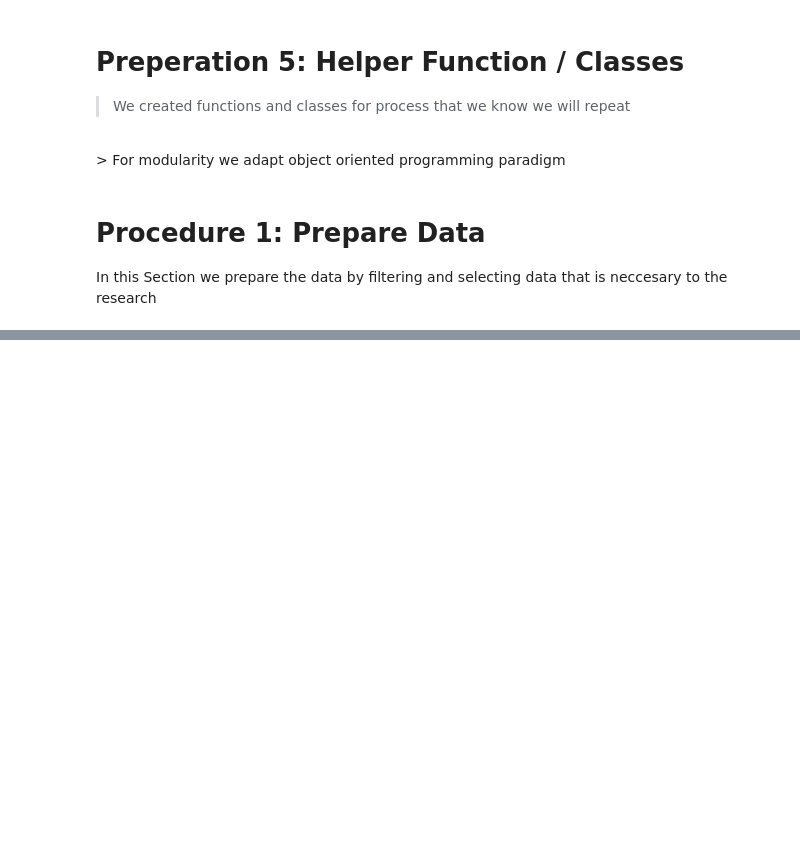
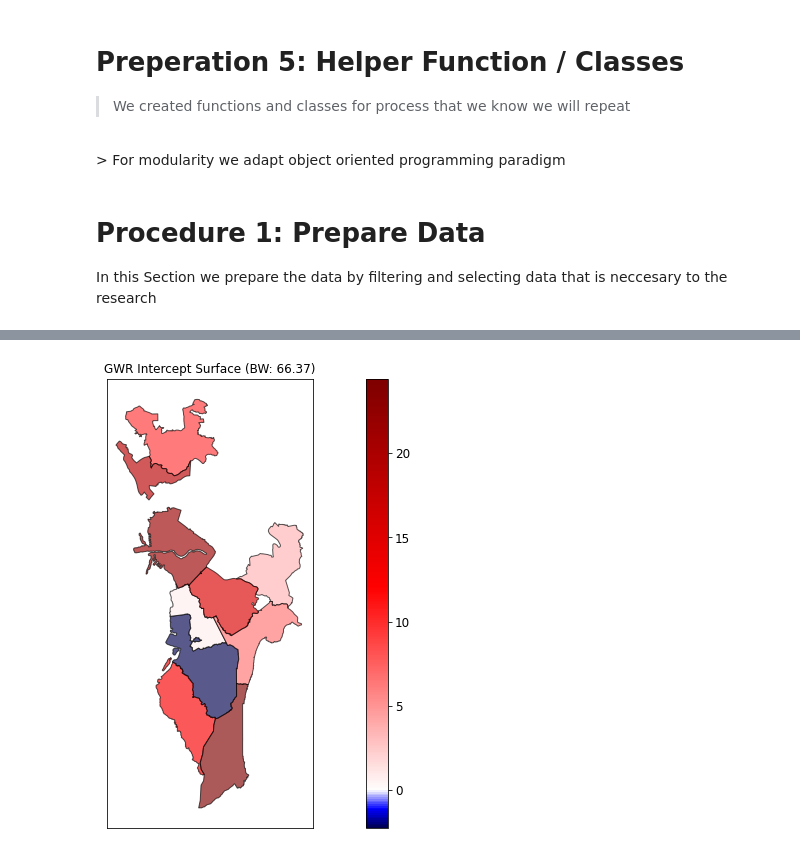
Before and after one commit to callmemark/Correlation-of-Night-Air-Temperature-and-light-pollution-in-major-cities-in-the-Philippines, a Jupyter notebook: Thesis_Proc.ipynb, the cells around one changed output, grey strips where cells are left out. Cells and saved outputs as stored; diff of their text form; code cells hidden in the pictures; blank space fills up the shorter version.

```diff
--- a/Thesis_Proc.ipynb
+++ b/Thesis_Proc.ipynb
@@ -569,0 +480,4 @@ AttributeError: ignored
+# %%
+show_plot_by_res_index(gwr_results.params[:,2])
+# %% [output]
+[figure, added]
```
Also changed, not shown: parts of 33 cells of this notebook.
